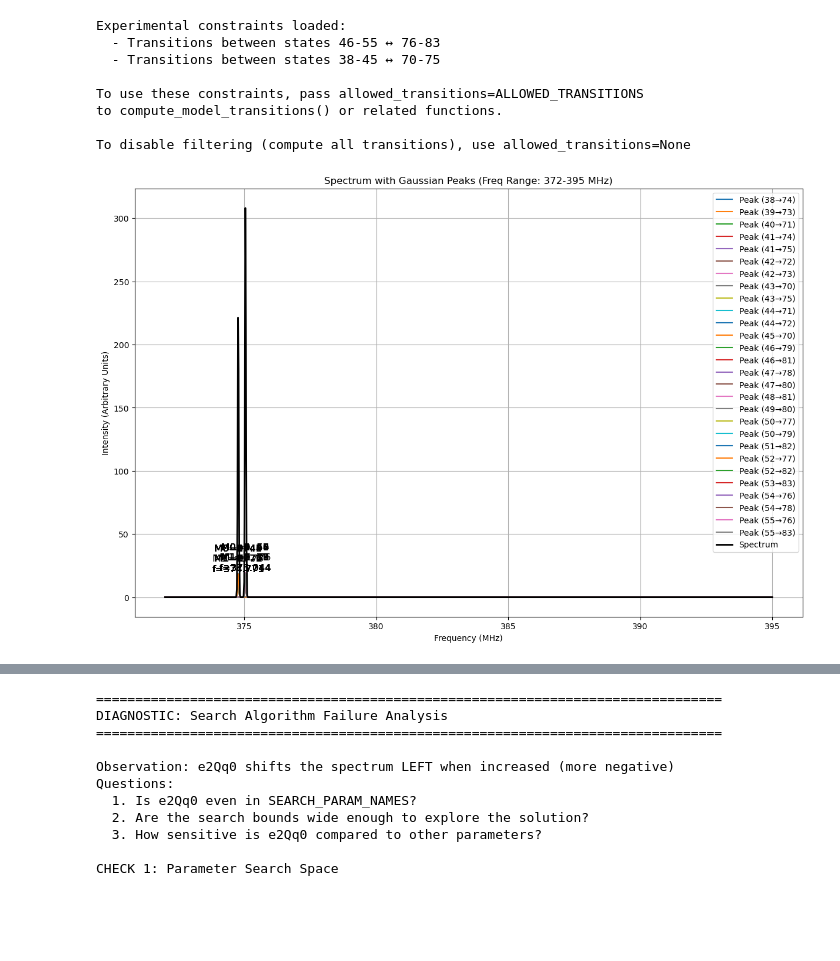
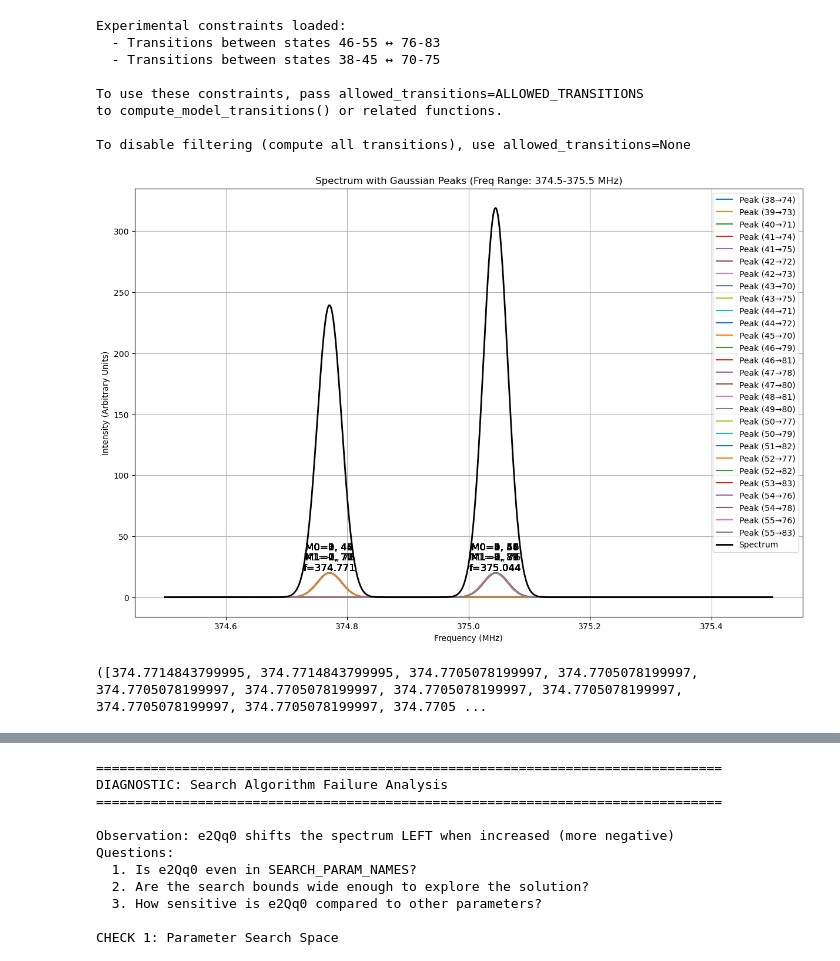
Before and after one commit to YuikiTakahashi/Molecule_spectrum_prediction, a Jupyter notebook: 173_prediction_Nov2025.ipynb, the cells around one changed output, grey strips where cells are left out. Drawn from its saved outputs; the diff is of its cells as text; code cells hidden in the pictures; blank space fills up the shorter version.

```diff
--- a/173_prediction_Nov2025.ipynb
+++ b/173_prediction_Nov2025.ipynb
@@ -1266,8 +994,8 @@ out = X010_173.calculate_two_photon_spectrum(0, 1e-8,TRANSITION_INDEX_SET, parit
 transitions = out[1]
 
 # Frequency bounds (AOM 0 frequency)
-freq_min = 372
-freq_max = 395
+freq_min = 374.5
+freq_max = 375.5
 
 offset  = 0 # MHz
 
@@ -1288,31 +1016,34 @@ fig, ax = plt.subplots(figsize=(12, 8), constrained_layout=True)
 for transition in filtered_transitions:
     freq = (transition['freq']- offset)   #accounting for 1 MHz offset correction
     label = f"({transition['state index 0']}→{transition['state index 1']})"
 
     # Generate Gaussian peak
     gaussian_peak = norm.pdf(freq_range, loc=freq, scale=freq_width)
     spectrum += gaussian_peak  # Add the peak to the spectrum
 
     # Plot the peak
     ax.plot(freq_range, gaussian_peak, label=f"Peak {label}")
 
 
     # Annotate the peak with state information
     if transition['M0'] >= 0:
         ax.text(freq, max(gaussian_peak) * 1.1, f"M0={transition['M0']}, {transition['state index 0']}\nM1={transition['M1']}, {transition['state index 1']}\nf={round(freq,3)}",
             fontsize=12, ha='center')
 
 # Plot the combined spectrum
 ax.plot(freq_range, spectrum, color='black', linewidth=2, label='Spectrum')
 
 # Labels and title
 ax.set_xlabel('Frequency (MHz)')
 ax.set_ylabel('Intensity (Arbitrary Units)')
 ax.set_title(f'Spectrum with Gaussian Peaks (Freq Range: {freq_min}-{freq_max} MHz)')
 ax.grid(True)
 ax.legend()
 
 # Show the plot
 plt.show()
+
+print(out)
 # %% [output]
-[figure, old version]
+[figure, new version]
+([374.7714843799995, 374.7714843799995, 374.7705078199997, 374.7705078199997, 374.7705078199997, 374.7705078199997, 374.7705078199997, 374.7705078199997, 374.7705078199997, 374.7705078199997, 374.7705 ...
```
Also changed, not shown: parts of 24 cells of this notebook, 6 other files.
